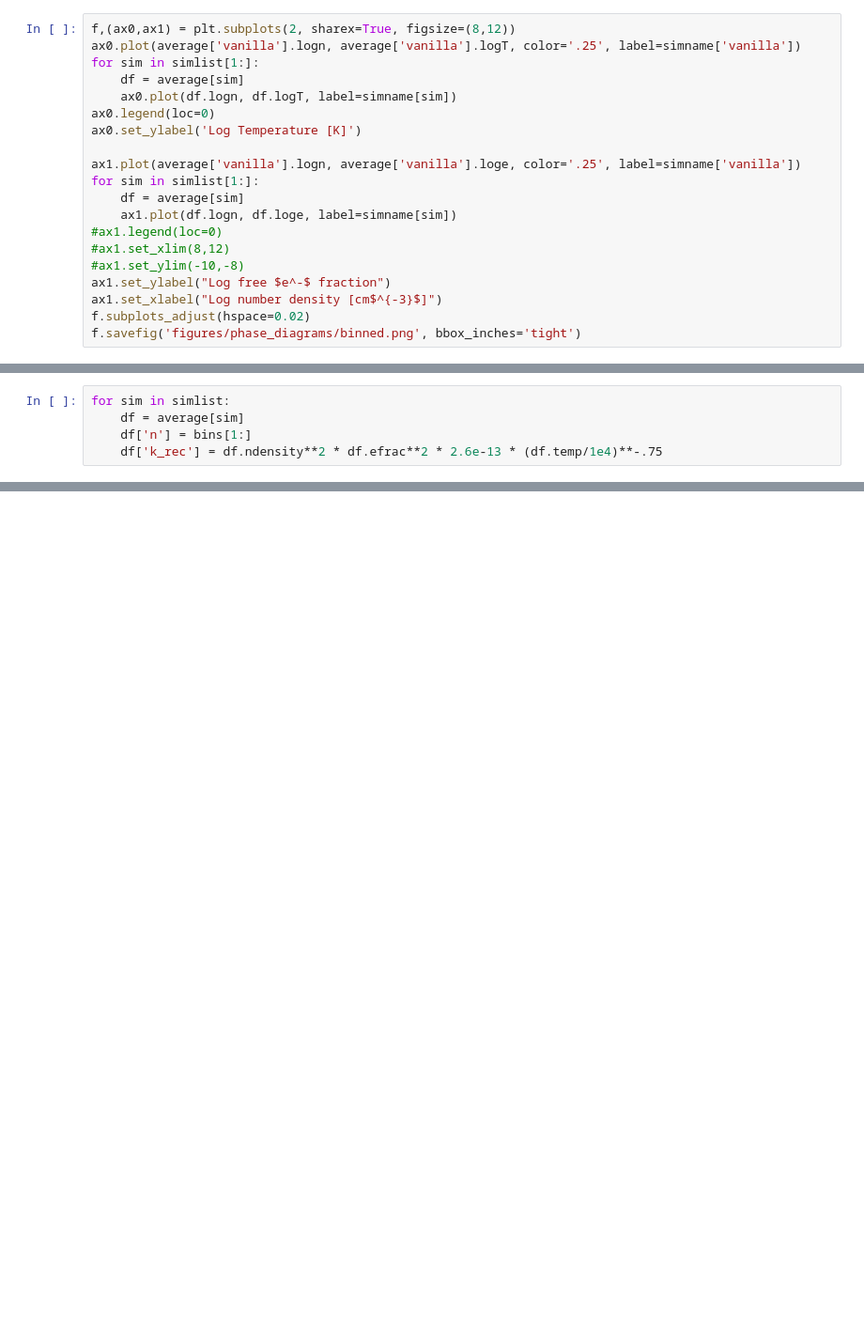
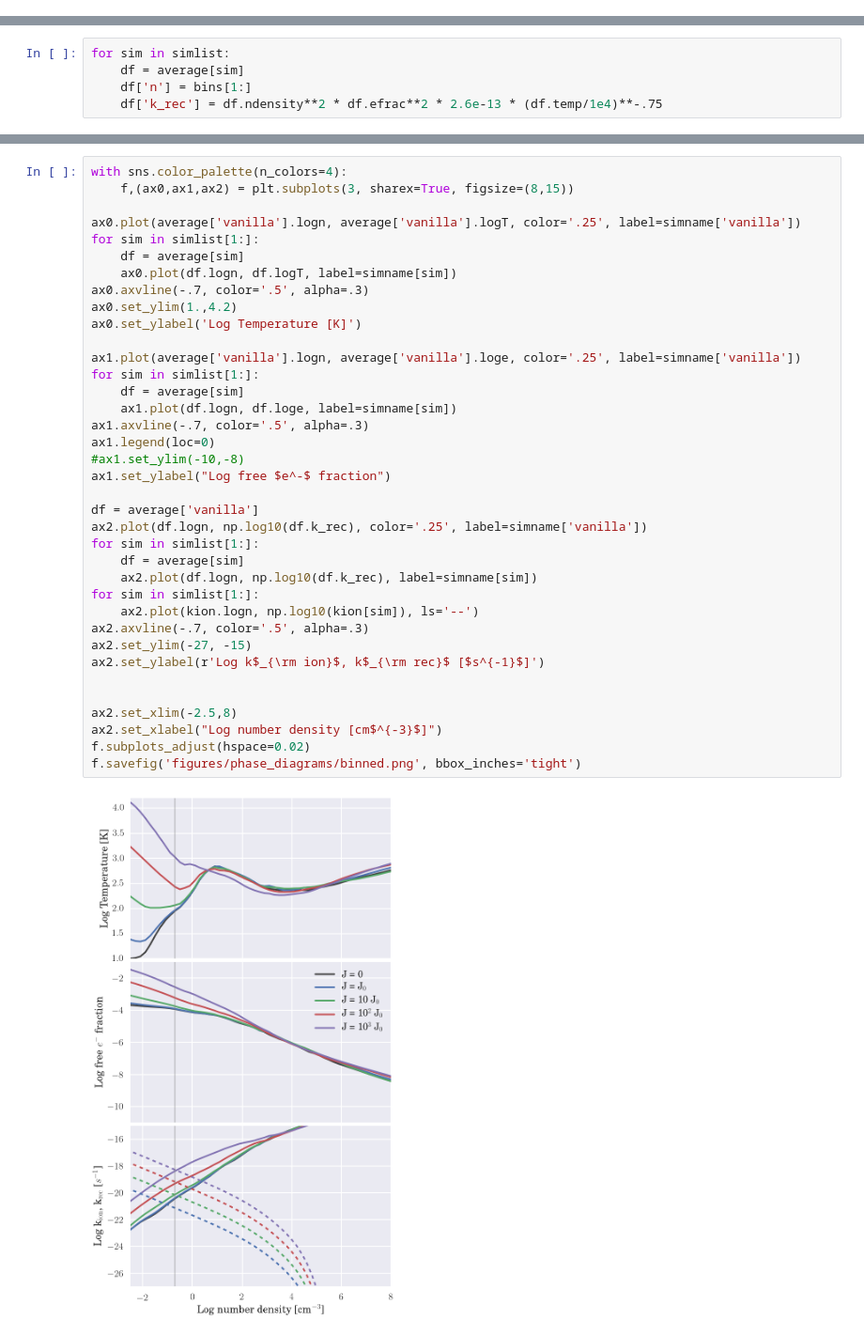
Before and after one commit to hummel/xray_notebooks, a Jupyter notebook: Phase Graphs.ipynb, the cells around one changed output, grey strips where cells are left out. Shown at 94% size. Cells and saved outputs as stored; diff of their text form; blank space fills up the shorter version.

Commit message:
Added multipanel combo plot including ionization vs recombination.

```diff
--- a/Phase Graphs.ipynb
+++ b/Phase Graphs.ipynb
@@ -116,23 +116,3 @@ ax.set_ylabel('Log $f_{e^-}$')
 # %% [output]
 <matplotlib.text.Text at 0x...>
 [figure]
-# %%
-f,(ax0,ax1) = plt.subplots(2, sharex=True, figsize=(8,12))
-ax0.plot(average['vanilla'].logn, average['vanilla'].logT, color='.25', label=simname['vanilla'])
-for sim in simlist[1:]:
-    df = average[sim]
-    ax0.plot(df.logn, df.logT, label=simname[sim])
-ax0.legend(loc=0)
-ax0.set_ylabel('Log Temperature [K]')
-
-ax1.plot(average['vanilla'].logn, average['vanilla'].loge, color='.25', label=simname['vanilla'])
-for sim in simlist[1:]:
-    df = average[sim]
-    ax1.plot(df.logn, df.loge, label=simname[sim])
-#ax1.legend(loc=0)
-#ax1.set_xlim(8,12)
-#ax1.set_ylim(-10,-8)
-ax1.set_ylabel("Log free $e^-$ fraction")
-ax1.set_xlabel("Log number density [cm$^{-3}$]")
-f.subplots_adjust(hspace=0.02)
-f.savefig('figures/phase_diagrams/binned.png', bbox_inches='tight')
@@ -209,0 +189,39 @@ ax.set_ylabel('Ionisation / Recombination Rate [$s^{-1}$]')
+# %%
+with sns.color_palette(n_colors=4):
+    f,(ax0,ax1,ax2) = plt.subplots(3, sharex=True, figsize=(8,15))
+
+ax0.plot(average['vanilla'].logn, average['vanilla'].logT, color='.25', label=simname['vanilla'])
+for sim in simlist[1:]:
+    df = average[sim]
+    ax0.plot(df.logn, df.logT, label=simname[sim])
+ax0.axvline(-.7, color='.5', alpha=.3)
+ax0.set_ylim(1.,4.2)
+ax0.set_ylabel('Log Temperature [K]')
+
+ax1.plot(average['vanilla'].logn, average['vanilla'].loge, color='.25', label=simname['vanilla'])
+for sim in simlist[1:]:
+    df = average[sim]
+    ax1.plot(df.logn, df.loge, label=simname[sim])
+ax1.axvline(-.7, color='.5', alpha=.3)
+ax1.legend(loc=0)
+#ax1.set_ylim(-10,-8)
+ax1.set_ylabel("Log free $e^-$ fraction")
+
+df = average['vanilla']
+ax2.plot(df.logn, np.log10(df.k_rec), color='.25', label=simname['vanilla'])
+for sim in simlist[1:]:
+    df = average[sim]
+    ax2.plot(df.logn, np.log10(df.k_rec), label=simname[sim])
+for sim in simlist[1:]:
+    ax2.plot(kion.logn, np.log10(kion[sim]), ls='--')
+ax2.axvline(-.7, color='.5', alpha=.3)
+ax2.set_ylim(-27, -15)
+ax2.set_ylabel(r'Log k$_{\rm ion}$, k$_{\rm rec}$ [$s^{-1}$]')
+
+
+ax2.set_xlim(-2.5,8)
+ax2.set_xlabel("Log number density [cm$^{-3}$]")
+f.subplots_adjust(hspace=0.02)
+f.savefig('figures/phase_diagrams/binned.png', bbox_inches='tight')
+# %% [output]
+[figure, added]
```
Also changed, not shown: parts of 3 cells of this notebook.
